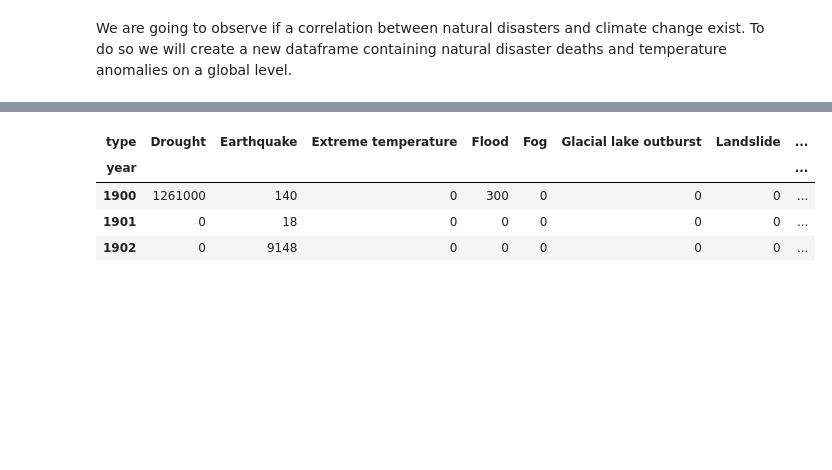
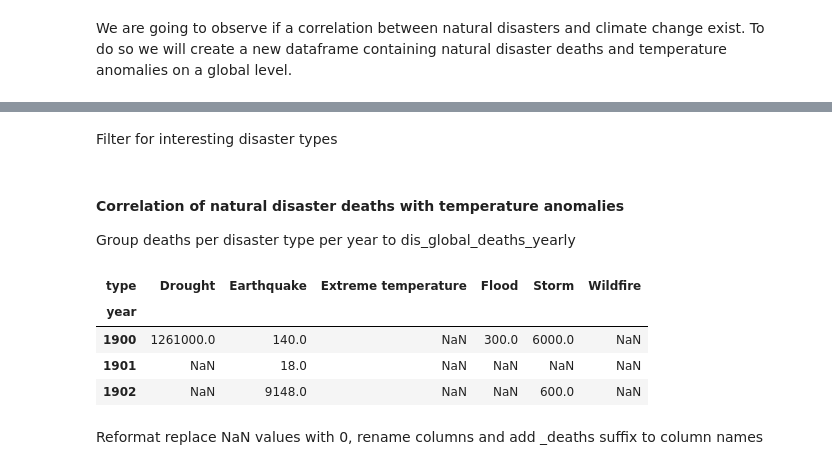
Before and after one commit to lukiwieser/natural-disasters-and-climate-change, a Jupyter notebook: temp-analysis.ipynb, the cells around one changed output, grey strips where cells are left out. Saved outputs shown, nothing was run; the diff lists cells and outputs as text; code cells hidden in the pictures; blank space fills up the shorter version.

```diff
--- a/temp-analysis.ipynb
+++ b/temp-analysis.ipynb
@@ -258,14 +226,21 @@ dis_all.head(3)
+# %% [markdown]
+Filter for interesting disaster types
+# %%
+keep_types = ['Drought', 'Earthquake', 'Storm', 'Flood', 'Wildfire', 'Extreme temperature ']
+dis_interesting_types = dis_all.loc[dis_all['type'].isin(keep_types),:]
+# %% [markdown]
+#### Correlation of natural disaster deaths with temperature anomalies
+
+Group deaths per disaster type per year to dis_global_deaths_yearly
 # %%
-# Todo: group deaths per disaster type per year to dis_global_deaths_yearly
-dis_global_deaths_yearly = dis_all[['year', 'type', 'deaths']].groupby(['year', 'type']).agg('sum')
-dis_global_deaths_yearly.reset_index(inplace=True)
-dis_global_deaths_yearly_wide = pd.pivot(dis_global_deaths_yearly, index='year', columns='type', values='deaths')
-dis_global_deaths_yearly_wide = dis_global_deaths_yearly_wide.fillna(0)
-dis_global_deaths_yearly_wide = dis_global_deaths_yearly_wide.astype('int32')
-dis_global_deaths_yearly_wide.head(3)
+dis_global_yearly_deaths = dis_interesting_types[['year', 'type', 'deaths']].groupby(['year', 'type']).agg('sum').reset_index()
+dis_global_yearly_deaths_wide = pd.pivot(dis_global_yearly_deaths, index='year', columns='type', values='deaths')
+dis_global_yearly_deaths_wide.head(3)
 # %% [output]
-| type | Drought | Earthquake | Extreme temperature | Flood | Fog | Glacial lake outburst | Landslide | ... |
-| year |  |  |  |  |  |  |  | ... |
-| 1900 | 1261000 | 140 | 0 | 300 | 0 | 0 | 0 | ... |
-| 1901 | 0 | 18 | 0 | 0 | 0 | 0 | 0 | ... |
-| 1902 | 0 | 9148 | 0 | 0 | 0 | 0 | 0 | ... |
+| type | Drought | Earthquake | Extreme temperature | Flood | Storm | Wildfire |
+| year |  |  |  |  |  |  |
+| 1900 | 1261000.0 | 140.0 | NaN | 300.0 | 6000.0 | NaN |
+| 1901 | NaN | 18.0 | NaN | NaN | NaN | NaN |
+| 1902 | NaN | 9148.0 | NaN | NaN | 600.0 | NaN |
+# %% [markdown]
+Reformat replace NaN values with 0, rename columns and add _deaths suffix to column names
```
Also changed, not shown: parts of 29 cells of this notebook.
